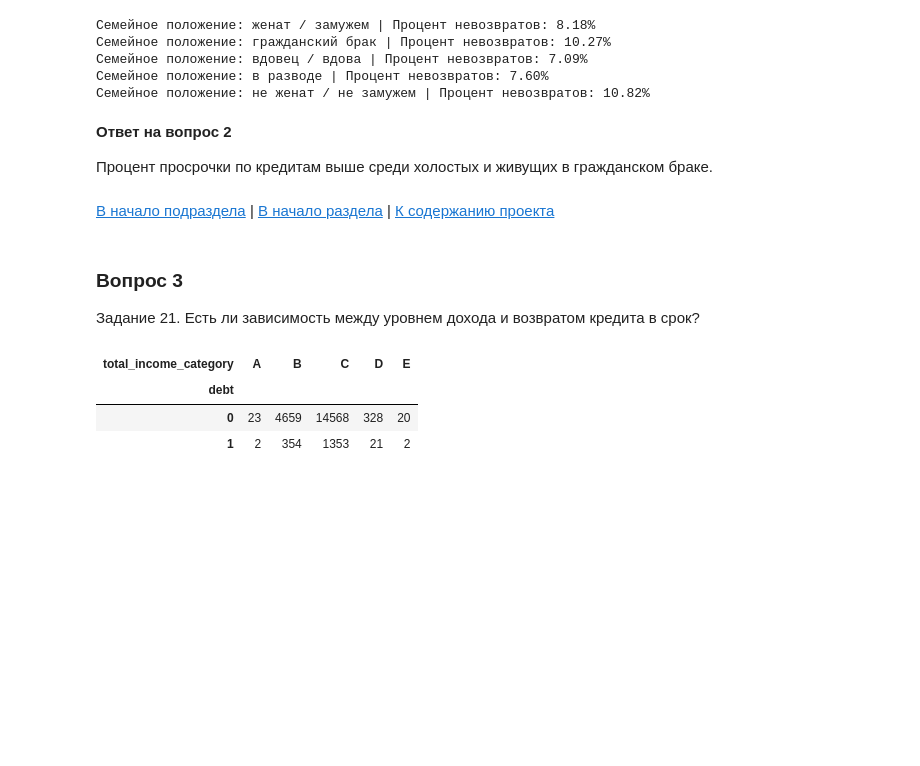
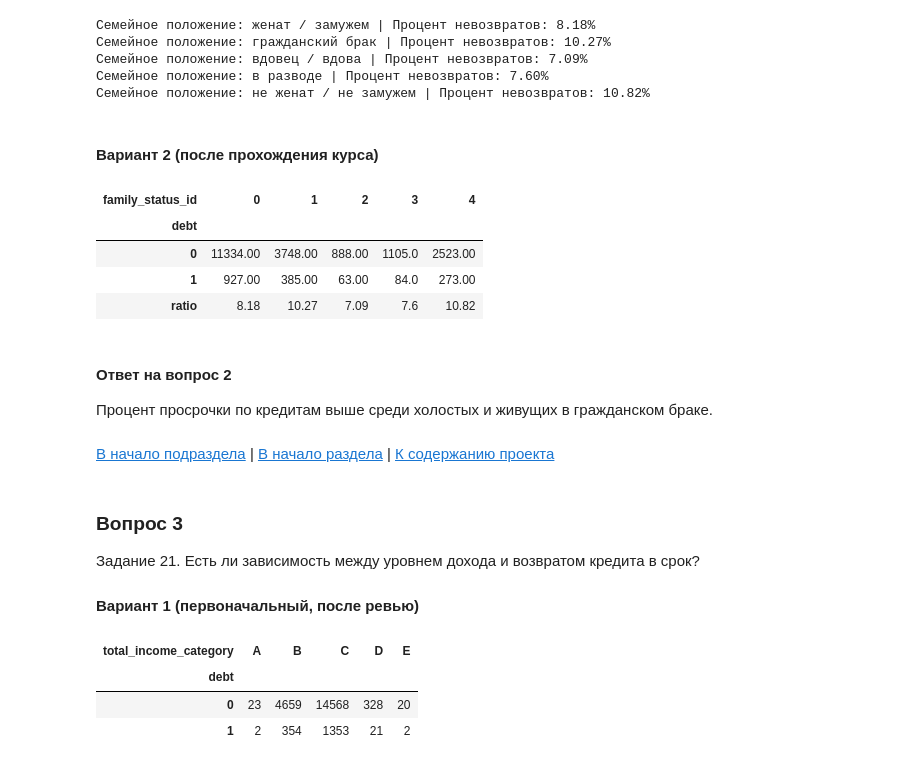
Before and after one commit to stakun/y_practicum_da_rus, a Jupyter notebook: 02_bank_rus.ipynb, the cells around one changed output. Cells and saved outputs as stored; diff of their text form; code cells hidden in the pictures; blank space fills up the shorter version.

```diff
--- a/02_bank_rus.ipynb
+++ b/02_bank_rus.ipynb
@@ -1795,8 +1838,28 @@ for i in range(len(data['family_status_id'].unique())):
 Семейное положение: вдовец / вдова | Процент невозвратов: 7.09%
 Семейное положение: в разводе | Процент невозвратов: 7.60%
 Семейное положение: не женат / не замужем | Процент невозвратов: 10.82%
+# %% [markdown]
+#### Вариант 2 (после прохождения курса)
+# %%
+# Группируем данные для анализа в сводную таблицу
+pivot_2 = data.pivot_table(index='debt',
+                           columns='family_status_id',
+                           values='dob_years',
+                           aggfunc='count')
+
+# Добавляем строку с расчетом процента просрочек
+pivot_2.loc['ratio'] = ((pivot_2.loc[1] / pivot_2.loc[0]) * 100).round(2)
+
+# Выводим сводную таблицу на экран
+pivot_2
+# %% [output]
+| family_status_id | 0 | 1 | 2 | 3 | 4 |
+| debt |  |  |  |  |  |
+| 0 | 11334.00 | 3748.00 | 888.00 | 1105.0 | 2523.00 |
+| 1 | 927.00 | 385.00 | 63.00 | 84.0 | 273.00 |
+| ratio | 8.18 | 10.27 | 7.09 | 7.6 | 10.82 |
 # %% [markdown]
-**Ответ на вопрос 2**
+#### Ответ на вопрос 2
 
 Процент просрочки по кредитам выше среди холостых и живущих в гражданском браке.
 # %% [markdown]
@@ -1805,6 +1868,8 @@ for i in range(len(data['family_status_id'].unique())):
 ### Вопрос 3
 
 Задание 21. Есть ли зависимость между уровнем дохода и возвратом кредита в срок?
+
+#### Вариант 1 (первоначальный, после ревью)
 # %%
 # Группируем данные для анализа в сводную таблицу
 data_pivot_3 = data.pivot_table(index=['debt'], columns='total_income_category', values='dob_years', aggfunc='count')
```
Also changed, not shown: parts of 14 cells of this notebook.
